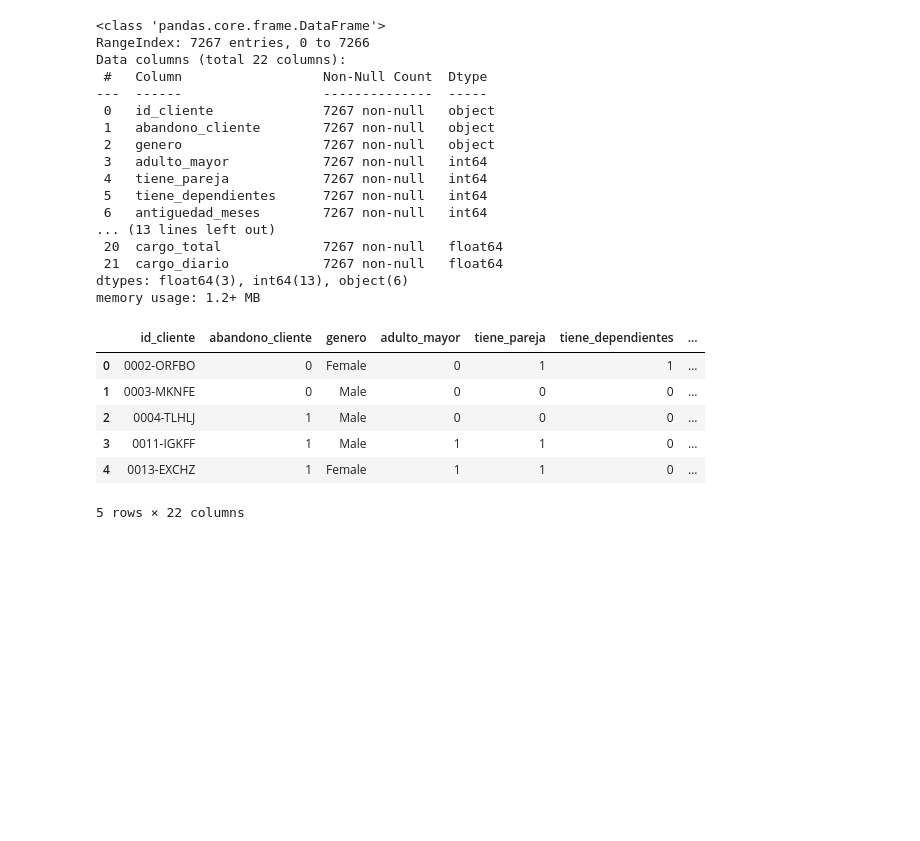
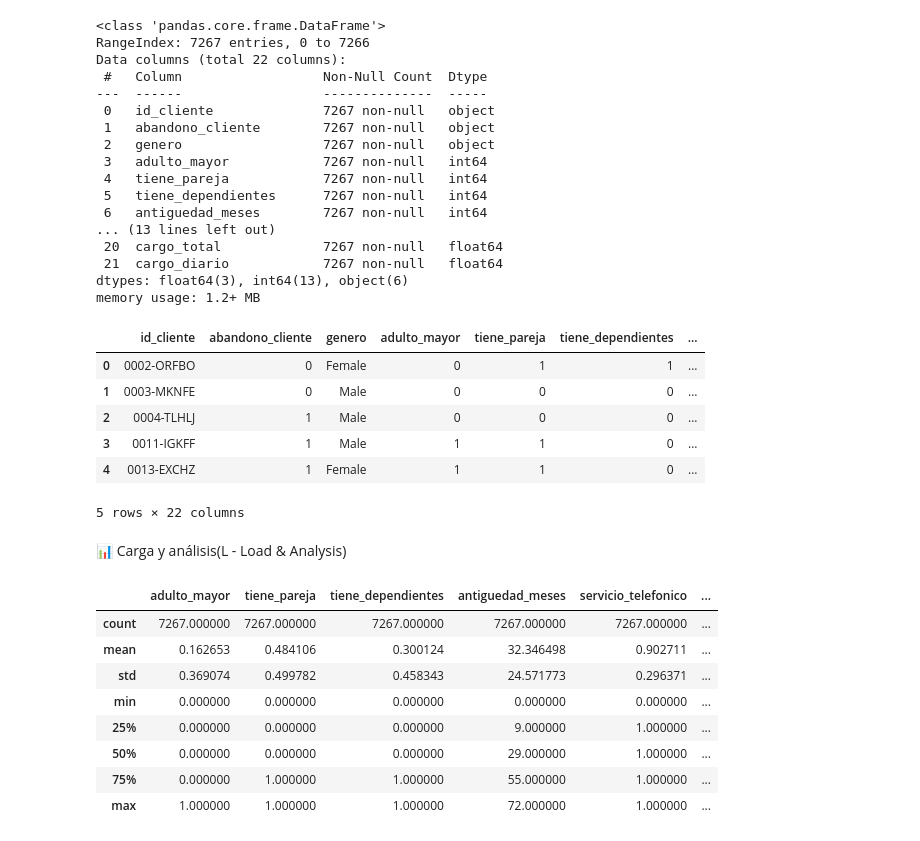
Before and after one commit to dvalderaa/Challenge_TelecomX, a Jupyter notebook: TelecomX.ipynb, the cells around one changed output. Drawn from its saved outputs; the diff is of its cells as text; code cells hidden in the pictures; blank space fills up the shorter version.

Commit message:
Analisis de variables numericas, categoricas y binarias

```diff
--- a/TelecomX.ipynb
+++ b/TelecomX.ipynb
@@ -279,3 +279,21 @@ memory usage: 1.2+ MB
 | 3 | 0011-IGKFF | 1 | Male | 1 | 1 | 0 | ... |
 | 4 | 0013-EXCHZ | 1 | Female | 1 | 1 | 0 | ... |
 5 rows × 22 columns
+# %% [markdown]
+📊 Carga y análisis(L - Load & Analysis)
+# %%
+# Procedemos a hacer un analisis de los datos en tabla
+
+    # de manera general:
+
+df_total.describe()
+# %% [output]
+|  | adulto_mayor | tiene_pareja | tiene_dependientes | antiguedad_meses | servicio_telefonico | ... |
+| count | 7267.000000 | 7267.000000 | 7267.000000 | 7267.000000 | 7267.000000 | ... |
+| mean | 0.162653 | 0.484106 | 0.300124 | 32.346498 | 0.902711 | ... |
+| std | 0.369074 | 0.499782 | 0.458343 | 24.571773 | 0.296371 | ... |
+| min | 0.000000 | 0.000000 | 0.000000 | 0.000000 | 0.000000 | ... |
+| 25% | 0.000000 | 0.000000 | 0.000000 | 9.000000 | 1.000000 | ... |
+| 50% | 0.000000 | 0.000000 | 0.000000 | 29.000000 | 1.000000 | ... |
+| 75% | 0.000000 | 1.000000 | 1.000000 | 55.000000 | 1.000000 | ... |
+| max | 1.000000 | 1.000000 | 1.000000 | 72.000000 | 1.000000 | ... |
```
Also changed, not shown: parts of 3 cells of this notebook.
